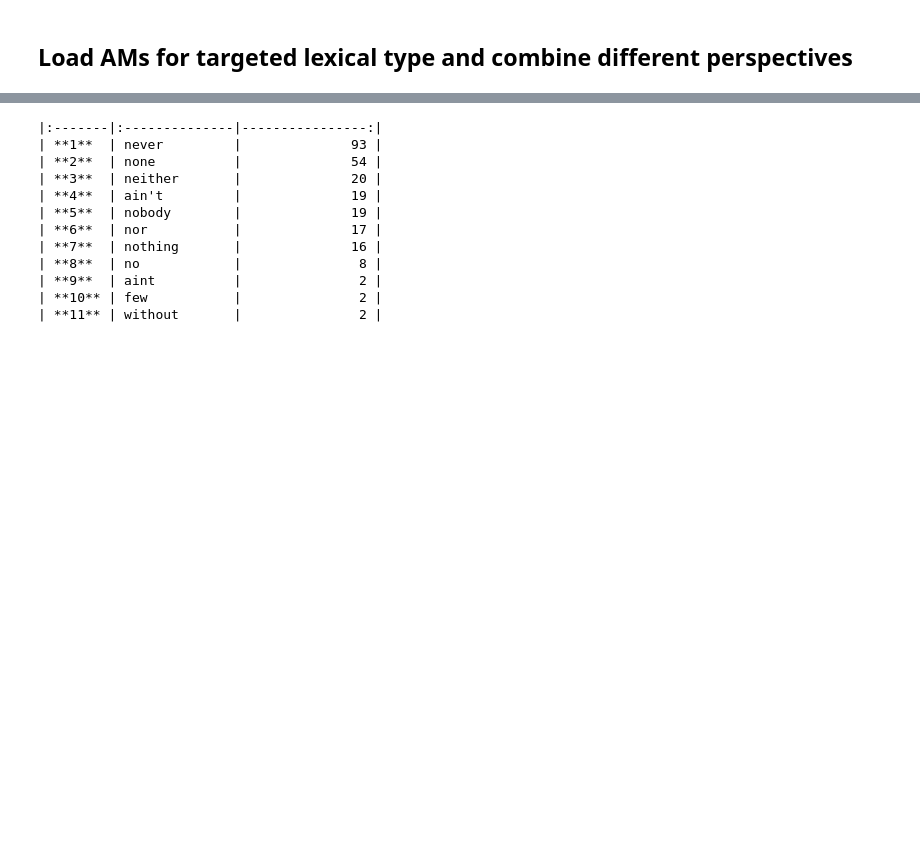
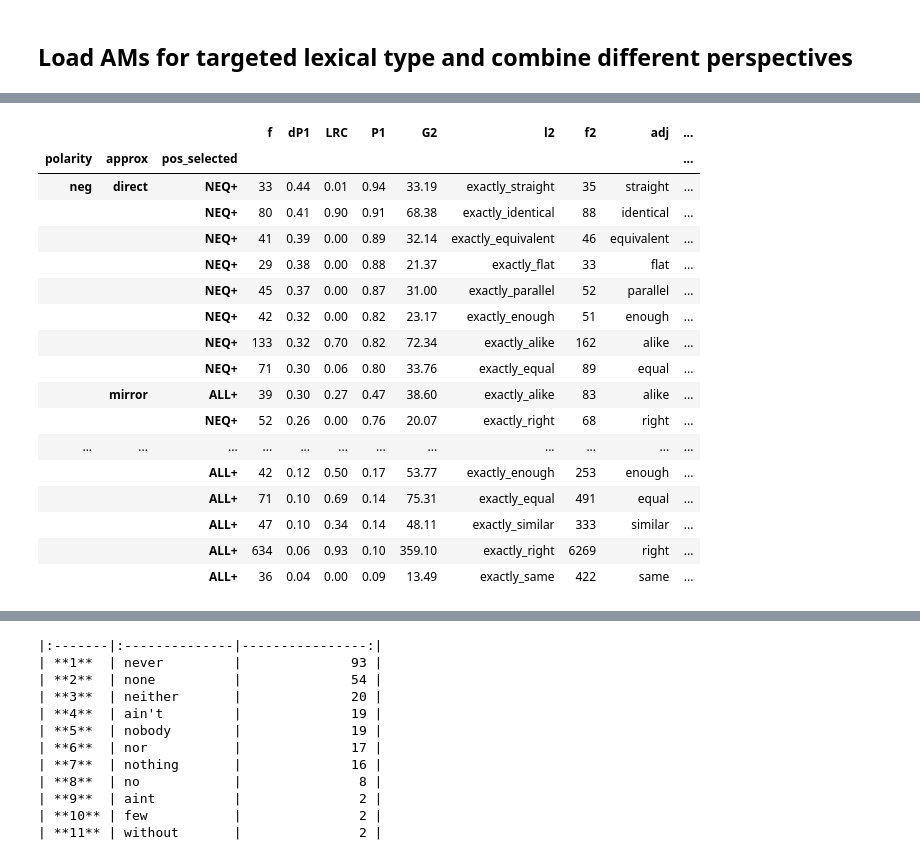
Before and after one commit to AndreaTheLinguist/sanpi, a Jupyter notebook: notebooks/pull_AMs_for-x.ipynb, the cells around one changed output, grey strips where cells are left out. Cells and saved outputs as stored; diff of their text form; code cells hidden in the pictures; blank space fills up the shorter version.

```diff
--- a/notebooks/pull_AMs_for-x.ipynb
+++ b/notebooks/pull_AMs_for-x.ipynb
@@ -308,0 +494,13 @@ hits = pd.read_parquet(load_path, engine='pyarrow', filters=[(type_form_col, '==
+# %%
+N_vals = target_am.N
+pd.set_option("display.float_format", '{:,.4f}'.format)
+normed_counts = target_am.filter(['f',  # 'f1',
+                           'f2', 'adj_total']).apply(
+    lambda r: r/N_vals[r.name], axis=1).multiply(100).round(3)
+normed_counts.columns = normed_counts.columns.astype('string') + r'%N'
+
+target_am.filter(env_cols + ['l2']).join(
+    normed_counts.join(
+        target_am.filter(['adj', 'f', 'f2', 'adj_total'])
+    ).sort_index(axis=1)
+).sort_values(by=['f%N', 'adj_total', 'f2'], ascending=False)
@@ -308,0 +584,4 @@ hits = pd.read_parquet(load_path, engine='pyarrow', filters=[(type_form_col, '==
+# %%
+# pd.set_eng_float_format(use_eng_prefix=True, accuracy=1)
+# target_am
+pd.set_option("display.float_format", '{:,.2f}'.format)
@@ -308,0 +695,21 @@ hits = pd.read_parquet(load_path, engine='pyarrow', filters=[(type_form_col, '==
+# %%
+least_neg
+# %% [output]
+|  |  |  | f | dP1 | LRC | P1 | G2 | l2 | f2 | adj | ... |
+| polarity | approx | pos_selected |  |  |  |  |  |  |  |  | ... |
+| neg | direct | NEQ+ | 33 | 0.44 | 0.01 | 0.94 | 33.19 | exactly_straight | 35 | straight | ... |
+|  |  | NEQ+ | 80 | 0.41 | 0.90 | 0.91 | 68.38 | exactly_identical | 88 | identical | ... |
+|  |  | NEQ+ | 41 | 0.39 | 0.00 | 0.89 | 32.14 | exactly_equivalent | 46 | equivalent | ... |
+|  |  | NEQ+ | 29 | 0.38 | 0.00 | 0.88 | 21.37 | exactly_flat | 33 | flat | ... |
+|  |  | NEQ+ | 45 | 0.37 | 0.00 | 0.87 | 31.00 | exactly_parallel | 52 | parallel | ... |
+|  |  | NEQ+ | 42 | 0.32 | 0.00 | 0.82 | 23.17 | exactly_enough | 51 | enough | ... |
+|  |  | NEQ+ | 133 | 0.32 | 0.70 | 0.82 | 72.34 | exactly_alike | 162 | alike | ... |
+|  |  | NEQ+ | 71 | 0.30 | 0.06 | 0.80 | 33.76 | exactly_equal | 89 | equal | ... |
+|  | mirror | ALL+ | 39 | 0.30 | 0.27 | 0.47 | 38.60 | exactly_alike | 83 | alike | ... |
+|  |  | NEQ+ | 52 | 0.26 | 0.00 | 0.76 | 20.07 | exactly_right | 68 | right | ... |
+| ... | ... | ... | ... | ... | ... | ... | ... | ... | ... | ... | ... |
+|  |  | ALL+ | 42 | 0.12 | 0.50 | 0.17 | 53.77 | exactly_enough | 253 | enough | ... |
+|  |  | ALL+ | 71 | 0.10 | 0.69 | 0.14 | 75.31 | exactly_equal | 491 | equal | ... |
+|  |  | ALL+ | 47 | 0.10 | 0.34 | 0.14 | 48.11 | exactly_similar | 333 | similar | ... |
+|  |  | ALL+ | 634 | 0.06 | 0.93 | 0.10 | 359.10 | exactly_right | 6269 | right | ... |
+|  |  | ALL+ | 36 | 0.04 | 0.00 | 0.09 | 13.49 | exactly_same | 422 | same | ... |
```
Also changed, not shown: parts of 89 cells of this notebook, 6 other files.
